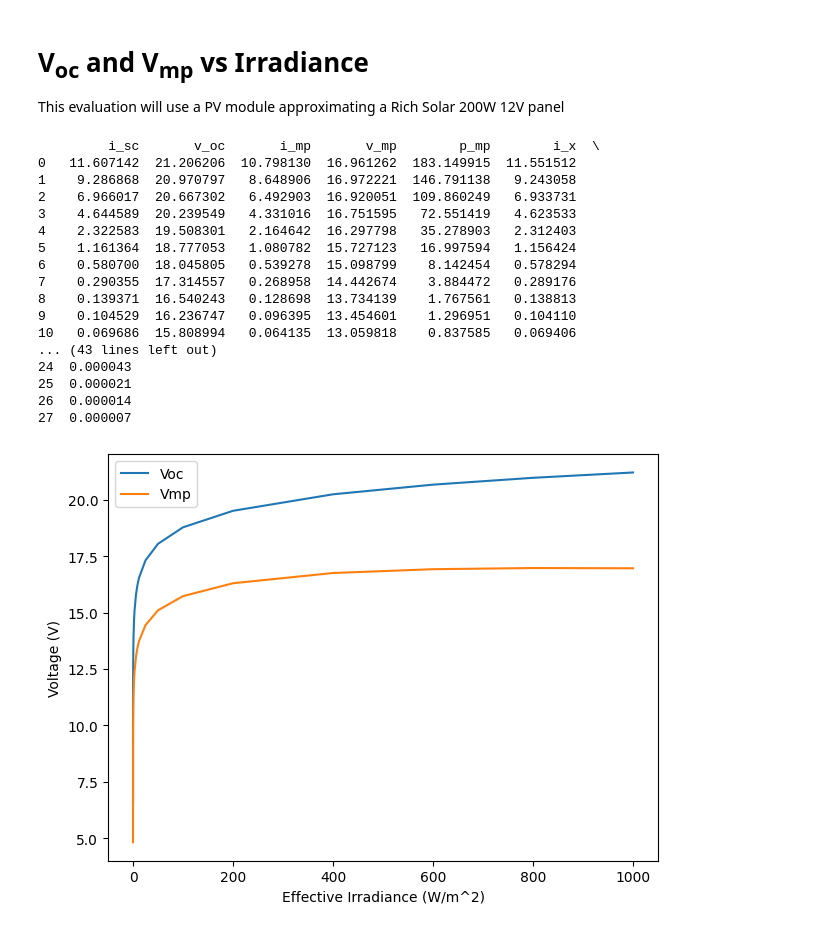
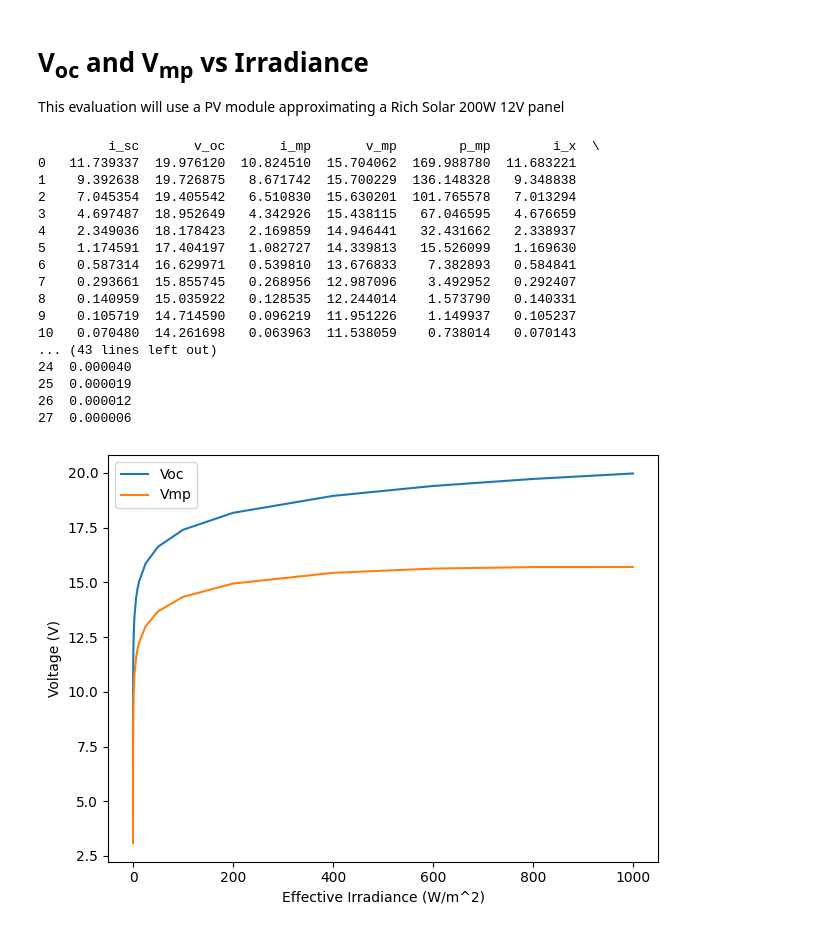
Before and after one commit to natecostello/pv-partial-shading, a Jupyter notebook: voc_vmp_vs_irradiance.ipynb, the cells around one changed output. Saved outputs shown, nothing was run; the diff lists cells and outputs as text; code cells hidden in the pictures.

```diff
--- a/voc_vmp_vs_irradiance.ipynb
+++ b/voc_vmp_vs_irradiance.ipynb
@@ -59,7 +59,7 @@ rich_solar_12V_params['R_s'] = R_s
 rich_solar_12V_params['R_sh_ref'] = R_sh_ref
 rich_solar_12V_params['Adjust'] = Adjust
 # %%
-Temp = 50
+Temp = 69
 EgRef = 1.121
 dEgdT = -0.0002677
 
@@ -129,46 +129,46 @@ plt.xlabel('Effective Irradiance (W/m^2)')
 plt.ylabel('Voltage (V)')
 plt.legend()
 
 v = pd.DataFrame(np.linspace(0., curve_info['v_oc'], 100))
 i = pd.DataFrame(pvlib.pvsystem.i_from_v(voltage=v, method='lambertw', **SDE_params))
 
 
 # plot the calculated curves:
 # plt.figure()
 # for idx, case in conditions.iterrows():
 #     label = (
 #         "$G_{eff}$ " + f"{case['Geff']} $W/m^2$\n"
 #         "$T_{cell}$ " + f"{case['Tcell']} $\\degree C$"
 #     )
 #     plt.plot(v[idx], i[idx], label=label)
 #     v_mp = curve_info['v_mp'][idx]
 #     i_mp = curve_info['i_mp'][idx]
 #     # mark the MPP
 #     plt.plot([v_mp], [i_mp], ls='', marker='o', c='k')
 #     plt.text(v_mp * 1.02, i_mp, f"$V_{{mp}}${v_mp:.2f} V", fontsize=8)
 #     plt.text(v_mp * 1.02, i_mp - 0.3, f"$P_{{mp}}${i_mp*v_mp*2:.2f} W", fontsize=8)
 
 # plt.legend(loc=(1.0, 0))
 # plt.xlabel('Module voltage [V]')
 # plt.ylabel('Module current [A]')
 # plt.title(rich_solar_12V_params['Name'] + " (2 in series)")
 plt.gcf().set_tight_layout(True)
 # %% [output]
          i_sc       v_oc       i_mp       v_mp        p_mp        i_x  \
-0   11.607142  21.206206  10.798130  16.961262  183.149915  11.551512
-1    9.286868  20.970797   8.648906  16.972221  146.791138   9.243058
-2    6.966017  20.667302   6.492903  16.920051  109.860249   6.933731
-3    4.644589  20.239549   4.331016  16.751595   72.551419   4.623533
-4    2.322583  19.508301   2.164642  16.297798   35.278903   2.312403
-5    1.161364  18.777053   1.080782  15.727123   16.997594   1.156424
-6    0.580700  18.045805   0.539278  15.098799    8.142454   0.578294
-7    0.290355  17.314557   0.268958  14.442674    3.884472   0.289176
-8    0.139371  16.540243   0.128698  13.734139    1.767561   0.138813
-9    0.104529  16.236747   0.096395  13.454601    1.296951   0.104110
-10   0.069686  15.808994   0.064135  13.059818    0.837585   0.069406
+0   11.739337  19.976120  10.824510  15.704062  169.988780  11.683221
+1    9.392638  19.726875   8.671742  15.700229  136.148328   9.348838
+2    7.045354  19.405542   6.510830  15.630201  101.765578   7.013294
+3    4.697487  18.952649   4.342926  15.438115   67.046595   4.676659
+4    2.349036  18.178423   2.169859  14.946441   32.431662   2.338937
+5    1.174591  17.404197   1.082727  14.339813   15.526099   1.169630
+6    0.587314  16.629971   0.539810  13.676833    7.382893   0.584841
+7    0.293661  15.855745   0.268956  12.987096    3.492952   0.292407
+8    0.140959  15.035922   0.128535  12.244014    1.573790   0.140331
+9    0.105719  14.714590   0.096219  11.951226    1.149937   0.105237
+10   0.070480  14.261698   0.063963  11.538059    0.738014   0.070143
 ... (43 lines left out)
-24  0.000043
-25  0.000021
-26  0.000014
-27  0.000007
+24  0.000040
+25  0.000019
+26  0.000012
+27  0.000006
-[figure, old version]
+[figure, new version]
```
Also changed, not shown: 1 other file.
